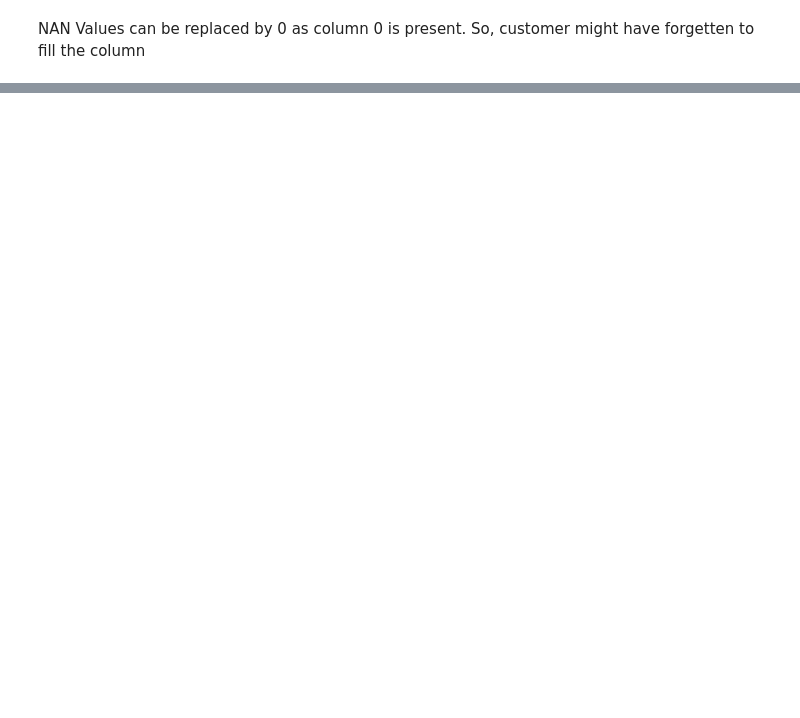
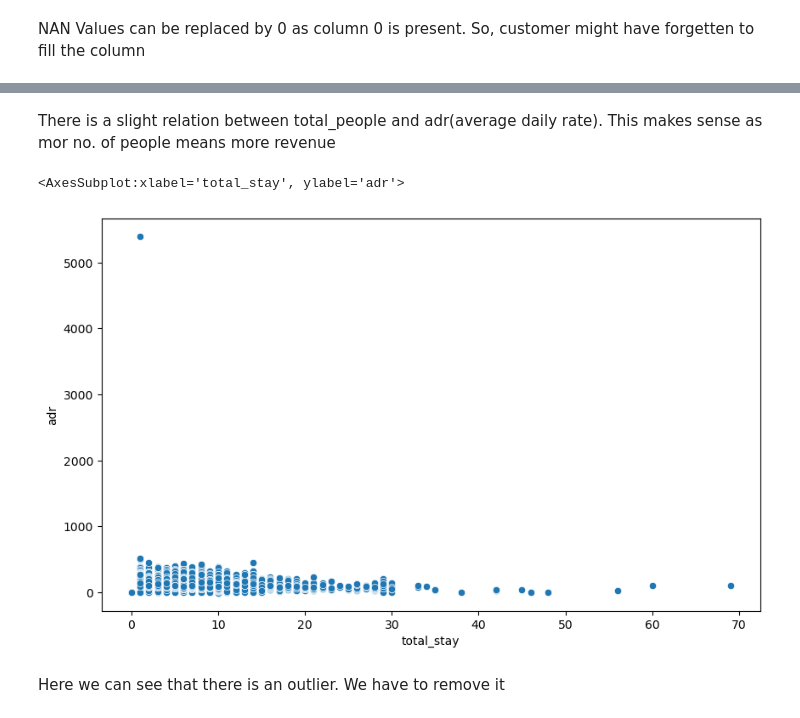
Before and after one commit to muchammadwr/EDA_hotel_bookings, a Jupyter notebook: hotel_bookings.ipynb, the cells around one changed output, grey strips where cells are left out. Saved outputs shown, nothing was run; the diff lists cells and outputs as text; code cells hidden in the pictures; blank space fills up the shorter version.

```diff
--- a/hotel_bookings.ipynb
+++ b/hotel_bookings.ipynb
@@ -256,0 +347,2 @@ NAN Values can be replaced by 0 as column 0 is present. So, customer might have
+# %%
+df1[['children', 'company', 'agent']] = df1[['children', 'company', 'agent']].astype('int64')
@@ -256,0 +384,2 @@ NAN Values can be replaced by 0 as column 0 is present. So, customer might have
+# %%
+df1['reservation_status_date'] = pd.to_datetime(df1['reservation_status_date'], format = '%Y-%m-%d')
@@ -256,0 +443,2 @@ NAN Values can be replaced by 0 as column 0 is present. So, customer might have
+# %%
+df1['total_stay'] = df1['stays_in_week_nights'] + df1['stays_in_weekend_nights']
@@ -256,0 +470,2 @@ NAN Values can be replaced by 0 as column 0 is present. So, customer might have
+# %%
+df1['total_people'] = df1['adults'] + df1['babies'] + df1['children']
@@ -256,0 +507,10 @@ NAN Values can be replaced by 0 as column 0 is present. So, customer might have
+# %% [markdown]
+There is a slight relation between total_people and adr(average daily rate). This makes sense as mor no. of people means more revenue
+# %%
+plt.figure(figsize=(10,6),dpi =100)
+sns.scatterplot(df1.total_stay,df1.adr)
+# %% [output]
+<AxesSubplot:xlabel='total_stay', ylabel='adr'>
+[figure, added]
+# %% [markdown]
+Here we can see that there is an outlier. We have to remove it
```
Also changed, not shown: parts of 46 cells of this notebook.
